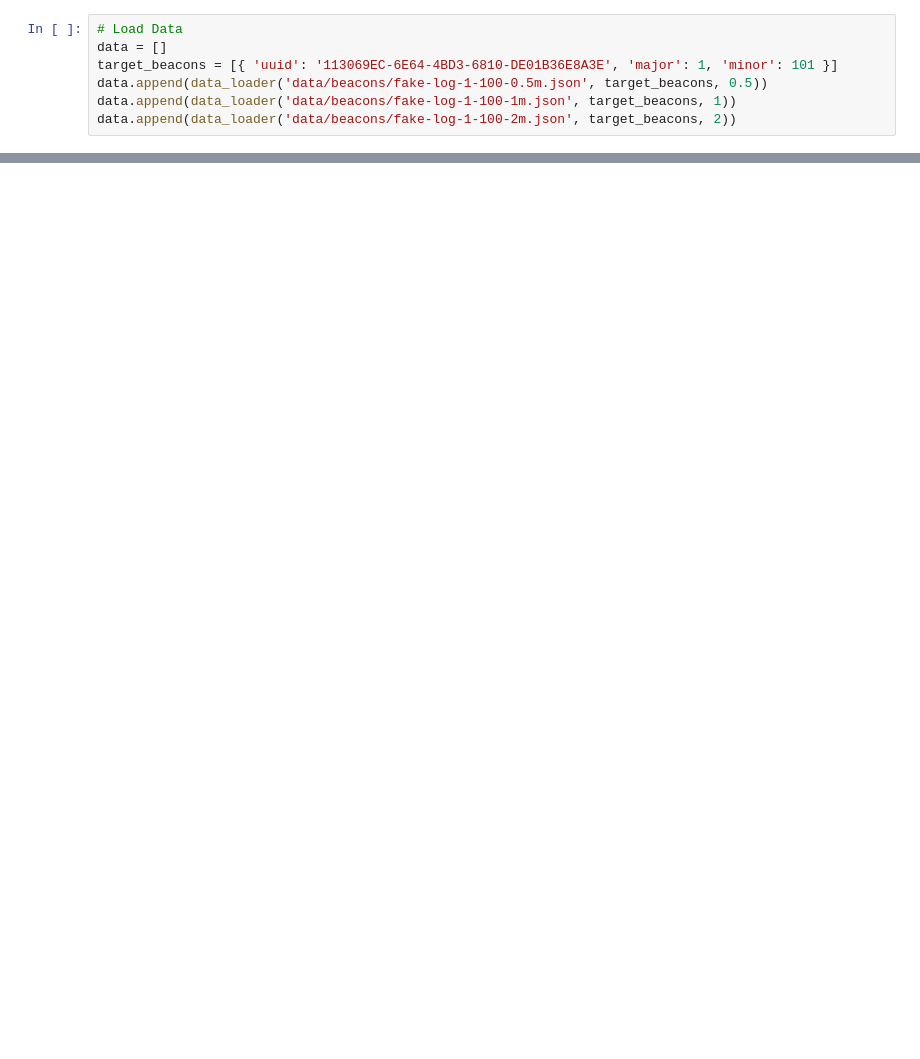
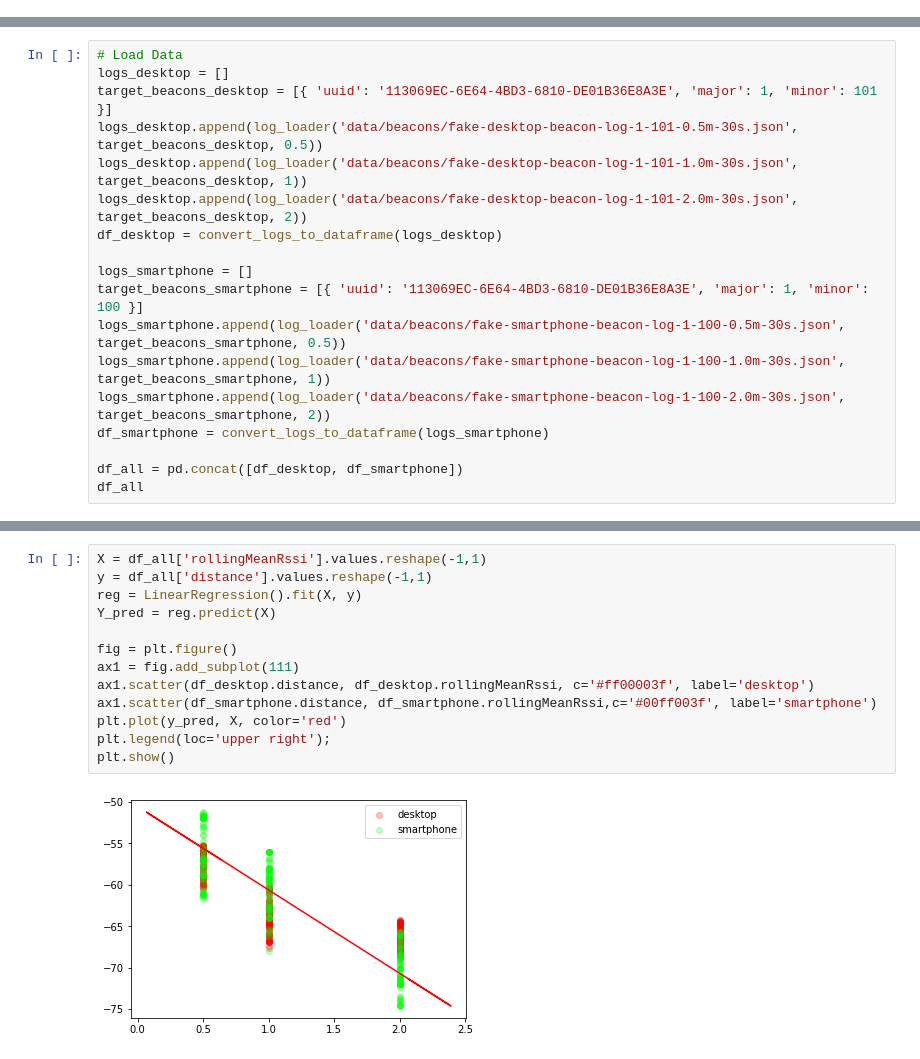
Before and after one commit to YanuX-Framework/YanuX-Cruncher, a Jupyter notebook: Beacons.ipynb, the cells around one changed output, grey strips where cells are left out. Cells and saved outputs as stored; diff of their text form; blank space fills up the shorter version.

Commit message:
- Working on Beacon Logs Data Analysis

```diff
--- a/Beacons.ipynb
+++ b/Beacons.ipynb
@@ -24,8 +20 @@ def data_loader(file_path, target_beacons, distance):
-# %%
-# Load Data
-data = []
-target_beacons = [{ 'uuid': '113069EC-6E64-4BD3-6810-DE01B36E8A3E', 'major': 1, 'minor': 101 }]
-data.append(data_loader('data/beacons/fake-log-1-100-0.5m.json', target_beacons, 0.5))
-data.append(data_loader('data/beacons/fake-log-1-100-1m.json', target_beacons, 1))
-data.append(data_loader('data/beacons/fake-log-1-100-2m.json', target_beacons, 2))
 # %%
@@ -101,0 +73,18 @@ plt.scatter(df.distance, df.avgRssi)
+# %%
+# Load Data
+logs_desktop = []
+target_beacons_desktop = [{ 'uuid': '113069EC-6E64-4BD3-6810-DE01B36E8A3E', 'major': 1, 'minor': 101 }]
+logs_desktop.append(log_loader('data/beacons/fake-desktop-beacon-log-1-101-0.5m-30s.json', target_beacons_desktop, 0.5))
+logs_desktop.append(log_loader('data/beacons/fake-desktop-beacon-log-1-101-1.0m-30s.json', target_beacons_desktop, 1))
+logs_desktop.append(log_loader('data/beacons/fake-desktop-beacon-log-1-101-2.0m-30s.json', target_beacons_desktop, 2))
+df_desktop = convert_logs_to_dataframe(logs_desktop)
+
+logs_smartphone = []
+target_beacons_smartphone = [{ 'uuid': '113069EC-6E64-4BD3-6810-DE01B36E8A3E', 'major': 1, 'minor': 100 }]
+logs_smartphone.append(log_loader('data/beacons/fake-smartphone-beacon-log-1-100-0.5m-30s.json', target_beacons_smartphone, 0.5))
+logs_smartphone.append(log_loader('data/beacons/fake-smartphone-beacon-log-1-100-1.0m-30s.json', target_beacons_smartphone, 1))
+logs_smartphone.append(log_loader('data/beacons/fake-smartphone-beacon-log-1-100-2.0m-30s.json', target_beacons_smartphone, 2))
+df_smartphone = convert_logs_to_dataframe(logs_smartphone)
+
+df_all = pd.concat([df_desktop, df_smartphone])
+df_all
@@ -101,0 +111,15 @@ plt.scatter(df.distance, df.avgRssi)
+# %%
+X = df_all['rollingMeanRssi'].values.reshape(-1,1)
+y = df_all['distance'].values.reshape(-1,1)
+reg = LinearRegression().fit(X, y)
+Y_pred = reg.predict(X)
+
+fig = plt.figure()
+ax1 = fig.add_subplot(111)
+ax1.scatter(df_desktop.distance, df_desktop.rollingMeanRssi, c='#ff00003f', label='desktop')
+ax1.scatter(df_smartphone.distance, df_smartphone.rollingMeanRssi,c='#00ff003f', label='smartphone')
+plt.plot(y_pred, X, color='red')
+plt.legend(loc='upper right');
+plt.show()
+# %% [output]
+[figure, added]
```
Also changed, not shown: parts of 7 cells of this notebook, 9 other files.
